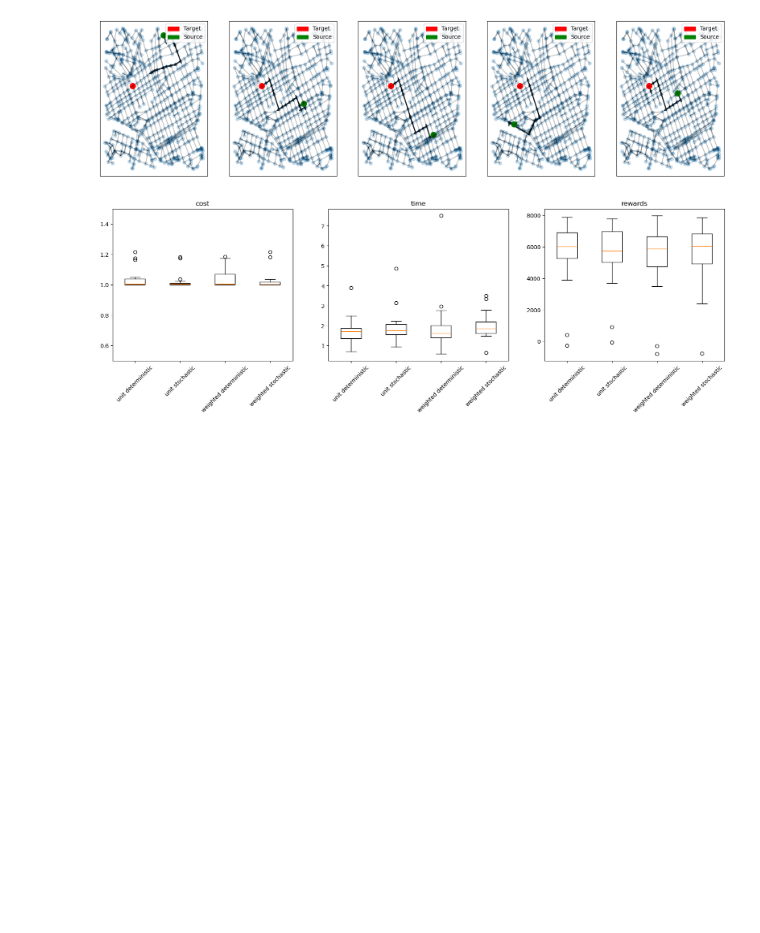
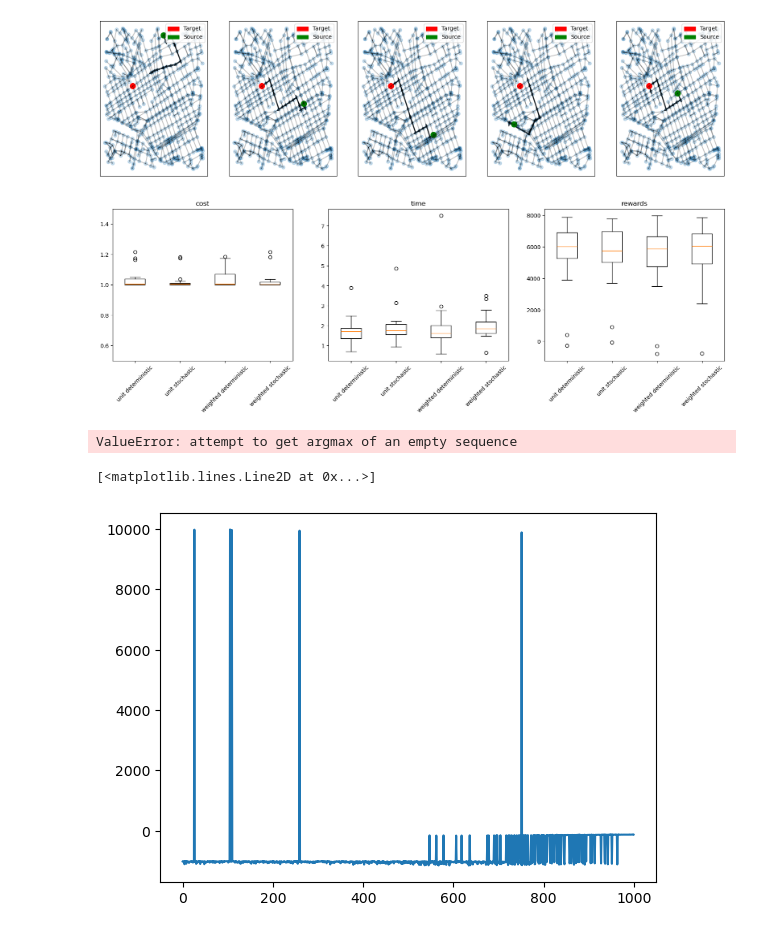
Before and after one commit to vivirodrigues/RL_Routing, a Jupyter notebook: Model_QLearning.ipynb, the cells around one changed output. Cells and saved outputs as stored; diff of their text form; code cells hidden in the pictures; blank space fills up the shorter version.

Commit message:
update on function of qlearning linear approx

```diff
--- a/Model_QLearning.ipynb
+++ b/Model_QLearning.ipynb
@@ -755,0 +775,11 @@ class QLAgent_approx:
+# %%
+env = Environment(G, source, target, "weighted", "deterministic")
+agent = QLAgent_approx(env, G, learning_rate=0.6, gamma = 0.7, n_episodes=1000)
+agent.train()
+# %% [output]
+ValueError: attempt to get argmax of an empty sequence
+# %%
+plt.plot(agent.episode_rewards)
+# %% [output]
+[<matplotlib.lines.Line2D at 0x...>]
+[figure, added]
```
Also changed, not shown: parts of 2 cells of this notebook.
